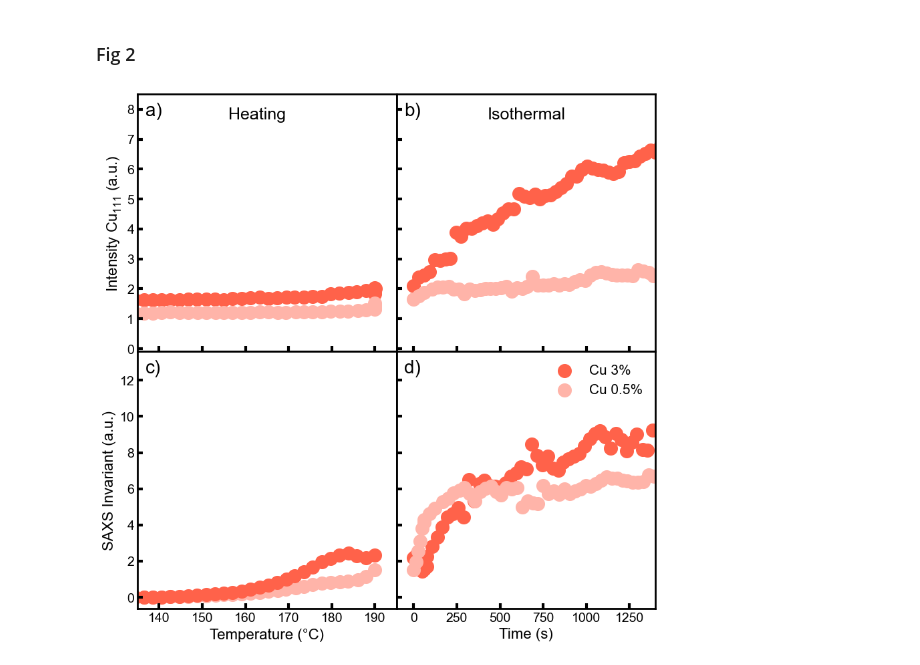
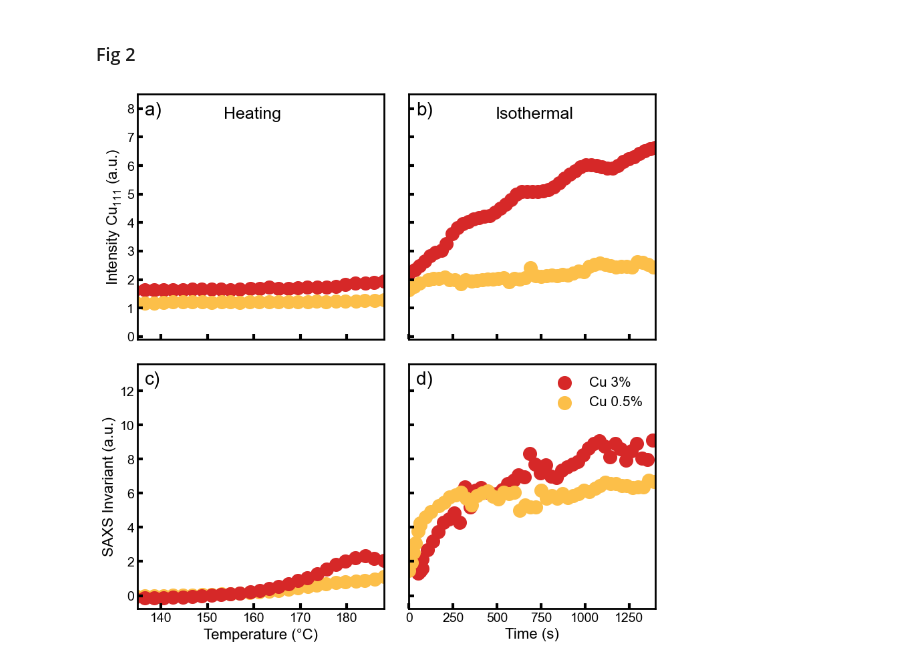
Before and after one commit to Akmalumarov/X_Ray_Scattering_Analysis, a Jupyter notebook: projects/Nanoparticles/Cu_Nps_Anokhin/Cu_NPs_clean.ipynb, the cells around one changed output. Cells and saved outputs as stored; diff of their text form; code cells hidden in the pictures.

```diff
--- a/projects/Nanoparticles/Cu_Nps_Anokhin/Cu_NPs_clean.ipynb
+++ b/projects/Nanoparticles/Cu_Nps_Anokhin/Cu_NPs_clean.ipynb
@@ -80,7 +78,7 @@ def Invariant(q, I):
     l = 0.15
     r = 1.5
     x = q[(q>l)*(q<r)]
-    y = I[(q>l)*(q<r)]
+    y = I[(q>l)*(q<r)] - 1
     return np.trapezoid(y*x**2, x=x)
 
 import scipy
@@ -191,3 +238,11 @@ plt.semilogy()
+# %%
+def Invariant(q, I):
+
+    l = 0.15
+    r = 1.5
+    x = q[(q>l)*(q<r)]
+    y = I[(q>l)*(q<r)]
+    return np.trapezoid(y*x**2, x=x)
 # %%
 Invariant_3 = []
 
@@ -462,12 +530,18 @@ plt.savefig(r'E:\Nps Cu\Figures\Fig1_c.png', dpi=300, bbox_inches='tight', trans
 # %% [markdown]
 ### Fig 2
 # %%
-Time_3_iso + Time_3_heat[88] - Time_3_heat[82]
+from scipy.ndimage import gaussian_filter1d
+
+def filter(Y, sigma=4):
+    if sigma == 0:
+        return Y
+    else:
+        return gaussian_filter1d(Y, sigma=sigma)
 # %%
 fig, axs = plt.subplots(2, 2, figsize=(10, 10),
                         sharex='col',  # общие оси X в столбцах
                         sharey='row',  # общие оси Y в строках
-                        gridspec_kw={'hspace': 0.00, 'wspace': 0.00})
+                        gridspec_kw={'hspace': 0.1, 'wspace': 0.1})
 
 # Извлекаем оси для удобства
 (ax1, ax2), (ax3, ax4) = axs
@@ -476,8 +550,8 @@ K = 150
 s = 200
 
 # --- ВЕРХНИЙ РЯД: Интенсивность Cu111 --
-Color_3 = '#FF624A'
-Color_05 = '#FFB4A9'
+Color_3 = '#d62828'
+Color_05 = '#fcbf49'
 
 # График нагрева (левая верхняя панель)
 ax1.scatter(Temp_3_heat, I_111_3[:89], s=s, color=Color_3, zorder=0)
@@ -487,7 +561,7 @@ ax1.text(0.35, 0.95, 'Heating', transform=ax1.transAxes, fontsize=18,
 ax1.tick_params(labelbottom=False)  # скрываем подписи X для верхней строки
 
 # График изотермы (правая верхняя панель)
-ax2.scatter(Time_3_iso, I_111_3[89:], s=s, color=Color_3, zorder=0)
+ax2.scatter(Time_3_iso, filter(I_111_3[89:], 1), s=s, color=Color_3, zorder=0)
 ax2.scatter(Time_05_iso, I_111_05[88:], s=s, color=Color_05, zorder=0)
 ax2.text(0.35, 0.95, 'Isothermal', transform=ax2.transAxes, fontsize=18,
          fontfamily='Arial', verticalalignment='top')
@@ -503,17 +577,18 @@ ax1.set_ylim(-0.1, 8.5)
 ax3.scatter(Temp_05_heat[:83], Invariant_05[:83], s=s, color=Color_05, zorder=0)
 ax3.scatter(Temp_3_heat[:84], Invariant_3[:84], s=s, color=Color_3, zorder=0)
 ax3.set_xlabel('Temperature (°C)', fontsize=16, fontfamily='Arial')
-ax3.set_xlim(135, 195)
+ax3.set_xlim(135, 188.)
 
 # График изотермы (правая нижняя панель)
-ax4.scatter(Time_3_heat[82:] - Time_3_heat[82], Invariant_3[82:89], s=s, color=Color_3, zorder=0)
-ax4.scatter(Time_3_iso + Time_3_heat[88] - Time_3_heat[82], Invariant_3[89:], s=s, color=Color_3, zorder=0)
-ax4.scatter(Time_05_heat[82:] - Time_05_heat[82], Invariant_05[82:88], s=s, color=Color_05, zorder=0)
-ax4.scatter(Time_05_iso + Time_05_heat[87] - Time_05_heat[82], Invariant_05[88:], s=s, color=Color_05, zorder=0)
+sigma = 0
+ax4.scatter(Time_3_heat[82:] - Time_3_heat[82], filter(Invariant_3[82:89], sigma), s=s, color=Color_3, zorder=0)
+ax4.scatter(Time_3_iso + Time_3_heat[88] - Time_3_heat[82], filter(Invariant_3[89:], sigma), s=s, color=Color_3, zorder=0)
+ax4.scatter(Time_05_heat[82:] - Time_05_heat[82], filter(Invariant_05[82:88], sigma), s=s, color=Color_05, zorder=0)
+ax4.scatter(Time_05_iso + Time_05_heat[87] - Time_05_heat[82], filter(Invariant_05[88:], sigma), s=s, color=Color_05, zorder=0)
 
 
 ax4.set_xlabel('Time (s)', fontsize=16, fontfamily='Arial')
-ax4.set_xlim(-100, 1400)
+ax4.set_xlim(-1, 1400)
 ax4.tick_params(labelleft=False)  # скрываем подписи Y справа
 
 # Общая ось Y для нижнего ряда
@@ -522,31 +597,31 @@ ax3.set_ylabel('SAXS Invariant (a.u.)', fontsize=16, fontfamily='Arial')
 # --- ОФОРМЛЕНИЕ ВСЕХ ГРАФИКОВ ---
 for ax in [ax1, ax2, ax3, ax4]:
     for axis in ['top','bottom','left','right']:
         ax.spines[axis].set_linewidth(2)
         ax.spines[axis].set_zorder(200)
     ax.tick_params(axis="both", which='both', direction="in", width=3, length=6, labelsize=14,
                    # top=True, bottom=True, left=True, right=True,
                    zorder=201)
 
     # Шрифты для подписей
     for tick in ax.get_xticklabels():
         tick.set_fontfamily('Arial')
     for tick in ax.get_yticklabels():
         tick.set_fontfamily('Arial')
 
 # Добавляем легенду (например, в последней панели)
 ax4.scatter([], [], s=s, color=Color_3, label='Cu 3%')
 ax4.scatter([], [], s=s, color=Color_05, label='Cu 0.5%')
 ax4.legend(fontsize=15, frameon=False, loc='upper right')
 
 # Добавляем буквенные подписи
 labels = ['a)', 'b)', 'c)', 'd)']
 axes = [ax1, ax2, ax3, ax4]
 for ax, label in zip(axes, labels):
     ax.text(0.03, 0.97, label, transform=ax.transAxes, fontsize=20,
             fontfamily='Arial', verticalalignment='top')
 
 
 plt.savefig(r'E:\Nps Cu\Figures\Fig2.png', dpi=300, bbox_inches='tight', transparent=True)
 # %% [output]
-[figure, old version]
+[figure, new version]
```
Also changed, not shown: parts of 12 cells of this notebook, 6 other files.
